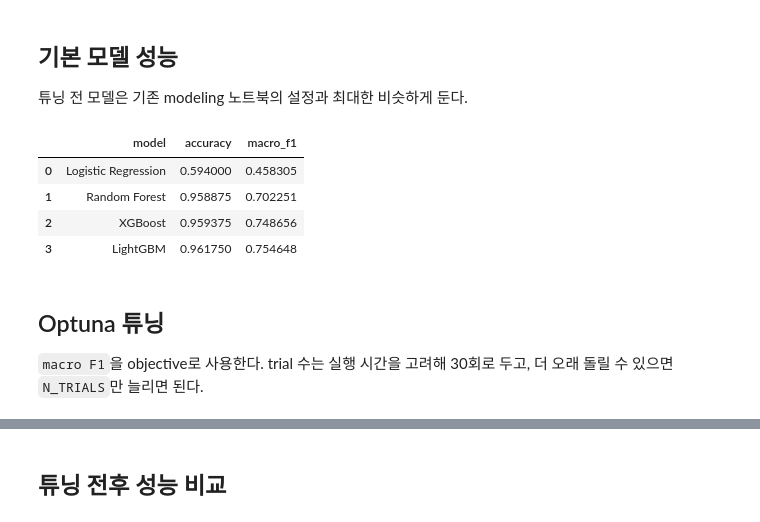
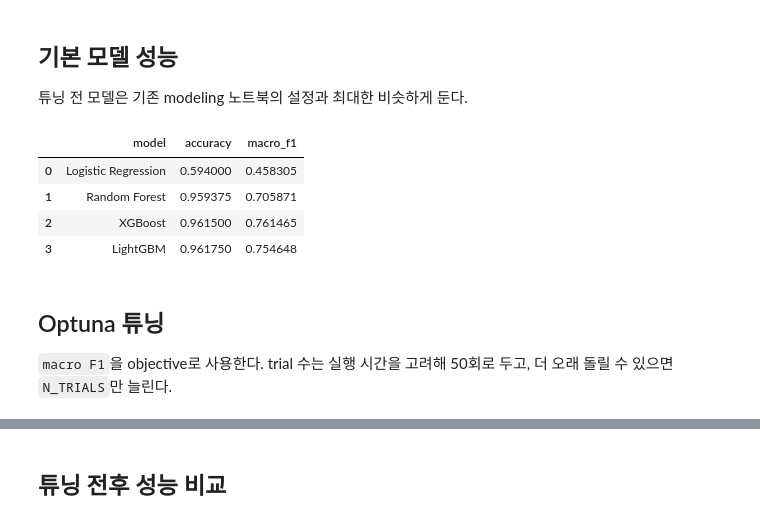
Before and after one commit to wagyu09/invoice-delay-prediction, a Jupyter notebook: notebooks/07_hyperparameter_tuning.ipynb, the cells around one changed output, grey strips where cells are left out. Drawn from its saved outputs; the diff is of its cells as text; code cells hidden in the pictures.

Commit message:
feat: trial 횟수 50회로 변경 및 threshold 튜닝 추가

```diff
--- a/notebooks/07_hyperparameter_tuning.ipynb
+++ b/notebooks/07_hyperparameter_tuning.ipynb
@@ -46,7 +47,14 @@ TEST_PATH = DATA_DIR / 'test_eda_revised.csv'
 train = pd.read_csv(TRAIN_PATH)
 test = pd.read_csv(TEST_PATH)
 
-# 06_modeling.ipynb와 동일하게 정답 이후에 알 수 있는 정보와 식별자 컬럼 제거
+# 시간 기반 validation을 위해 기준일 순서로 정렬한다.
+for df in [train, test]:
+    df['baseline_create_date'] = pd.to_datetime(df['baseline_create_date'])
+
+train = train.sort_values('baseline_create_date').reset_index(drop=True)
+test = test.sort_values('baseline_create_date').reset_index(drop=True)
+
+# 모델이 실제 예측 시점에 알 수 없거나 식별자 성격이 강한 컬럼 제거
 drop_cols = [
     'cust_number', 'name_customer', 'clear_date', 'buisness_year', 'due_in_date',
     'posting_id', 'baseline_create_date', 'target_old', 'year_month',
@@ -121,45 +131,47 @@ scale_pos_weight: 14.023
 
 튜닝 전 모델은 기존 modeling 노트북의 설정과 최대한 비슷하게 둔다.
 # %%
+# 튜닝 전 기준 성능을 확인할 모델들
 baseline_models = {
     'Logistic Regression': make_pipeline(
         LogisticRegression(max_iter=5000, random_state=SEED, class_weight='balanced'),
         scale_numeric=True
     ),
     'Random Forest': make_pipeline(
         RandomForestClassifier(n_estimators=300, random_state=SEED, class_weight='balanced', n_jobs=-1)
     ),
     'XGBoost': make_pipeline(
         xgb.XGBClassifier(n_estimators=300, random_state=SEED, eval_metric='logloss', n_jobs=-1)
     ),
     'LightGBM': make_pipeline(
-        lgb.LGBMClassifier(n_estimators=300, random_state=SEED, verbose=-1, n_jobs=-1)
+        lgb.LGBMClassifier(n_estimators=300, random_state=SEED, verbose=-1, n_jobs=1)
     )
 }
 
 
 def evaluate_model(name, model):
     # 최종 성능 비교는 test_eda_revised 기준으로 계산
     model.fit(train_x, train_y)
     pred = model.predict(test_x)
     return {
         'model': name,
         'accuracy': accuracy_score(test_y, pred),
         'macro_f1': f1_score(test_y, pred, average='macro')
     }
 
 
+# 동일한 test set에서 튜닝 전 성능을 비교한다.
 baseline_results = [evaluate_model(name, model) for name, model in baseline_models.items()]
 baseline_df = pd.DataFrame(baseline_results)
 baseline_df
 # %% [output]
 |  | model | accuracy | macro_f1 |
 | 0 | Logistic Regression | 0.594000 | 0.458305 |
-| 1 | Random Forest | 0.958875 | 0.702251 |
-| 2 | XGBoost | 0.959375 | 0.748656 |
+| 1 | Random Forest | 0.959375 | 0.705871 |
+| 2 | XGBoost | 0.961500 | 0.761465 |
 | 3 | LightGBM | 0.961750 | 0.754648 |
 # %% [markdown]
 ## Optuna 튜닝
 
-`macro F1`을 objective로 사용한다. trial 수는 실행 시간을 고려해 30회로 두고, 더 오래 돌릴 수 있으면 `N_TRIALS`만 늘리면 된다.
+`macro F1`을 objective로 사용한다. trial 수는 실행 시간을 고려해 50회로 두고, 더 오래 돌릴 수 있으면 `N_TRIALS`만 늘린다.
 # %%
```
Also changed, not shown: parts of 18 cells of this notebook.
